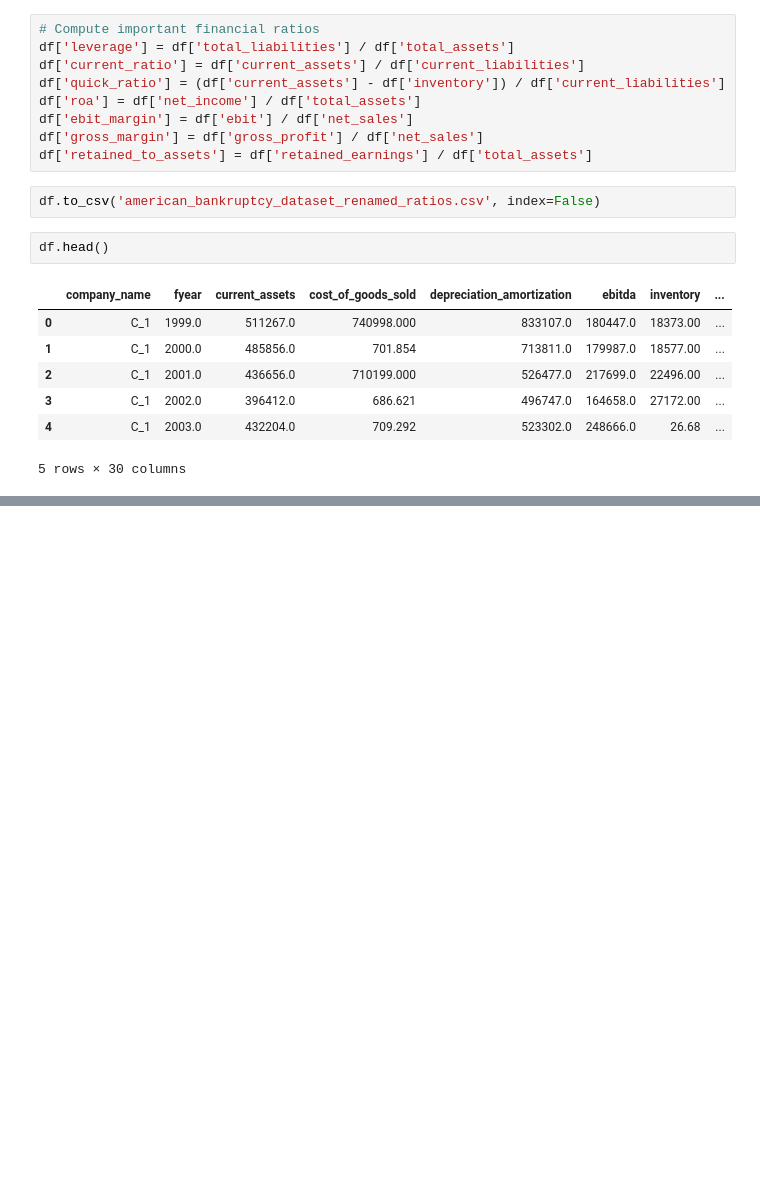
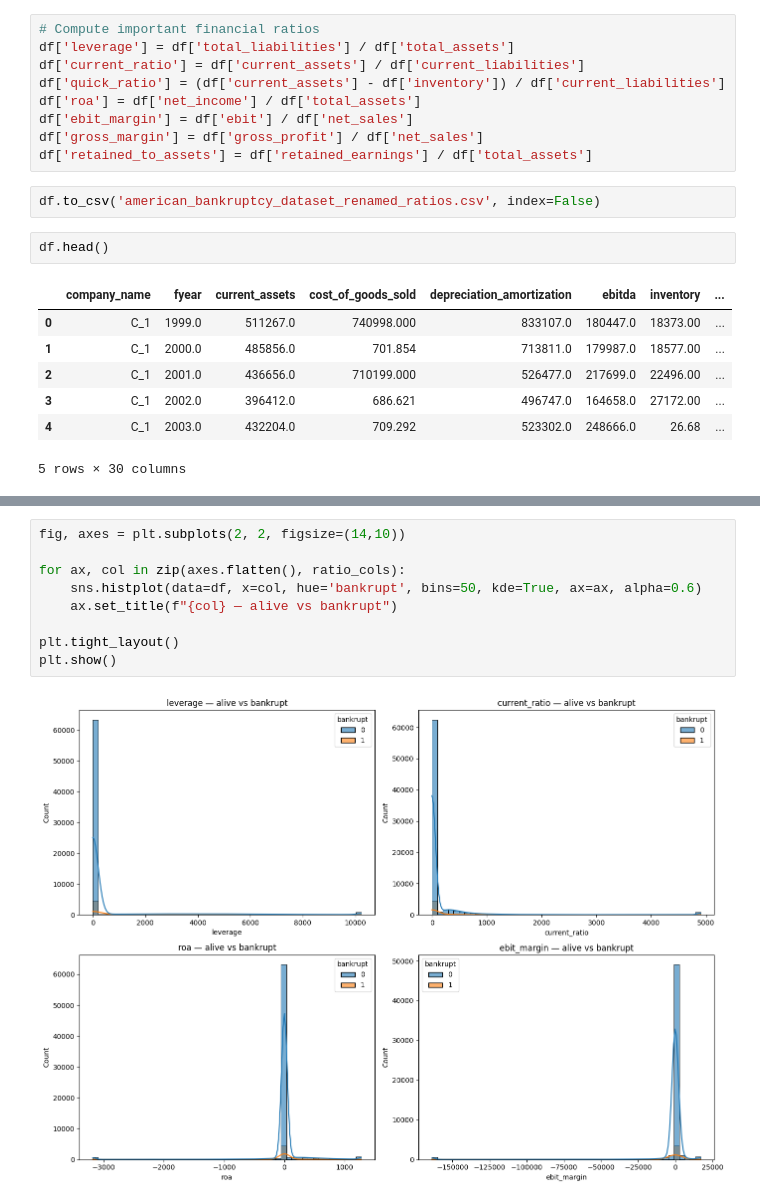
Before and after one commit to Vincent2308/Corporate-Bankruptcy, a Jupyter notebook: notebooks/week1/usa_eda.ipynb, the cells around one changed output, grey strips where cells are left out. Drawn from its saved outputs; the diff is of its cells as text; blank space fills up the shorter version.

```diff
--- a/notebooks/week1/usa_eda.ipynb
+++ b/notebooks/week1/usa_eda.ipynb
@@ -193,0 +221,11 @@ ValueError: supplied range of [-inf, inf] is not finite
+# %%
+fig, axes = plt.subplots(2, 2, figsize=(14,10))
+
+for ax, col in zip(axes.flatten(), ratio_cols):
+    sns.histplot(data=df, x=col, hue='bankrupt', bins=50, kde=True, ax=ax, alpha=0.6)
+    ax.set_title(f"{col} — alive vs bankrupt")
+
+plt.tight_layout()
+plt.show()
+# %% [output]
+[figure, added]
```
Also changed, not shown: parts of 6 cells of this notebook, 1 other file.
